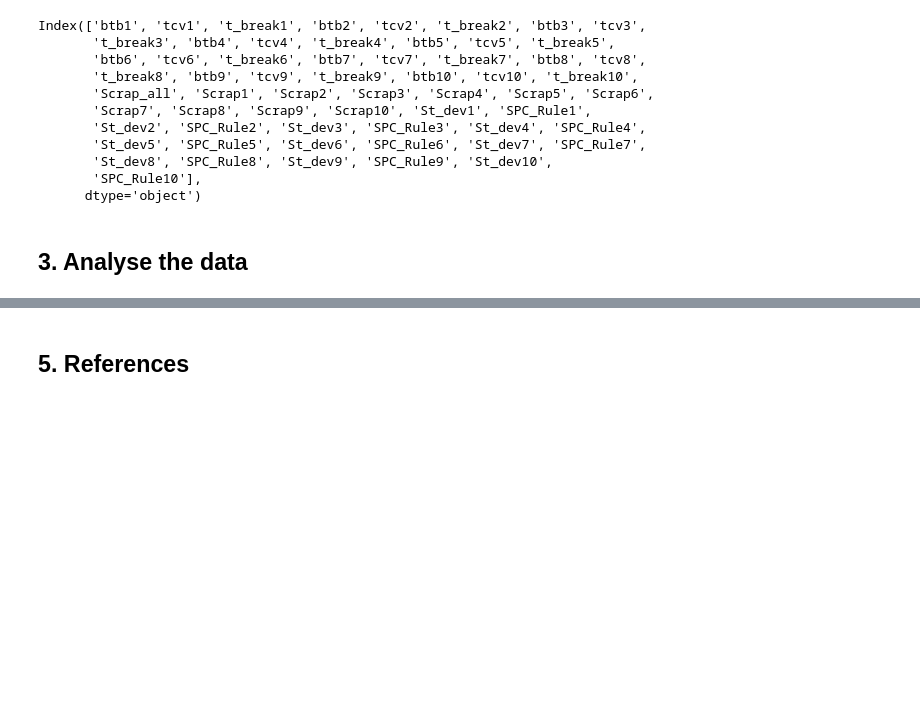
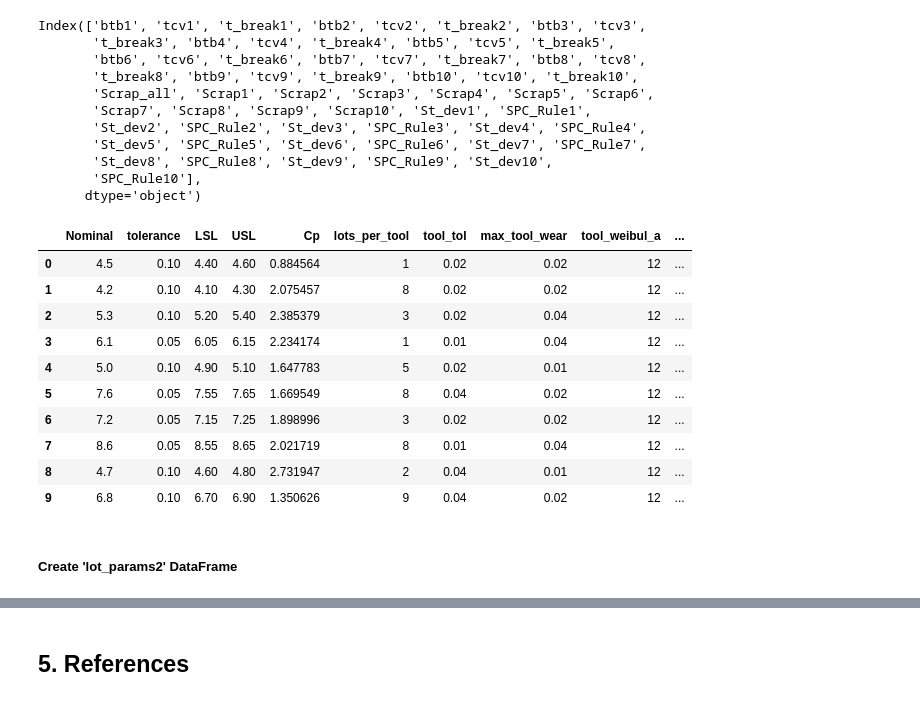
Before and after one commit to przemekbil/PfDA_2021_project, a Jupyter notebook: Project.ipynb, the cells around one changed output, grey strips where cells are left out. Cells and saved outputs as stored; diff of their text form; code cells hidden in the pictures; blank space fills up the shorter version.

```diff
--- a/Project.ipynb
+++ b/Project.ipynb
@@ -644,6 +649,19 @@ Index(['btb1', 'tcv1', 't_break1', 'btb2', 'tcv2', 't_break2', 'btb3', 'tcv3',
        'St_dev8', 'SPC_Rule8', 'St_dev9', 'SPC_Rule9', 'St_dev10',
        'SPC_Rule10'],
       dtype='object')
-# %% [markdown]
-<a id="par3"></a>
-## 3. Analyse the data
+# %%
+dim_def
+# %% [output]
+|  | Nominal | tolerance | LSL | USL | Cp | lots_per_tool | tool_tol | max_tool_wear | tool_weibul_a | ... |
+| 0 | 4.5 | 0.10 | 4.40 | 4.60 | 0.884564 | 1 | 0.02 | 0.02 | 12 | ... |
+| 1 | 4.2 | 0.10 | 4.10 | 4.30 | 2.075457 | 8 | 0.02 | 0.02 | 12 | ... |
+| 2 | 5.3 | 0.10 | 5.20 | 5.40 | 2.385379 | 3 | 0.02 | 0.04 | 12 | ... |
+| 3 | 6.1 | 0.05 | 6.05 | 6.15 | 2.234174 | 1 | 0.01 | 0.04 | 12 | ... |
+| 4 | 5.0 | 0.10 | 4.90 | 5.10 | 1.647783 | 5 | 0.02 | 0.01 | 12 | ... |
+| 5 | 7.6 | 0.05 | 7.55 | 7.65 | 1.669549 | 8 | 0.04 | 0.02 | 12 | ... |
+| 6 | 7.2 | 0.05 | 7.15 | 7.25 | 1.898996 | 3 | 0.02 | 0.02 | 12 | ... |
+| 7 | 8.6 | 0.05 | 8.55 | 8.65 | 2.021719 | 8 | 0.01 | 0.04 | 12 | ... |
+| 8 | 4.7 | 0.10 | 4.60 | 4.80 | 2.731947 | 2 | 0.04 | 0.01 | 12 | ... |
+| 9 | 6.8 | 0.10 | 6.70 | 6.90 | 1.350626 | 9 | 0.04 | 0.02 | 12 | ... |
+# %% [markdown]
+##### Create 'lot_params2' DataFrame
```
Also changed, not shown: parts of 13 cells of this notebook.
